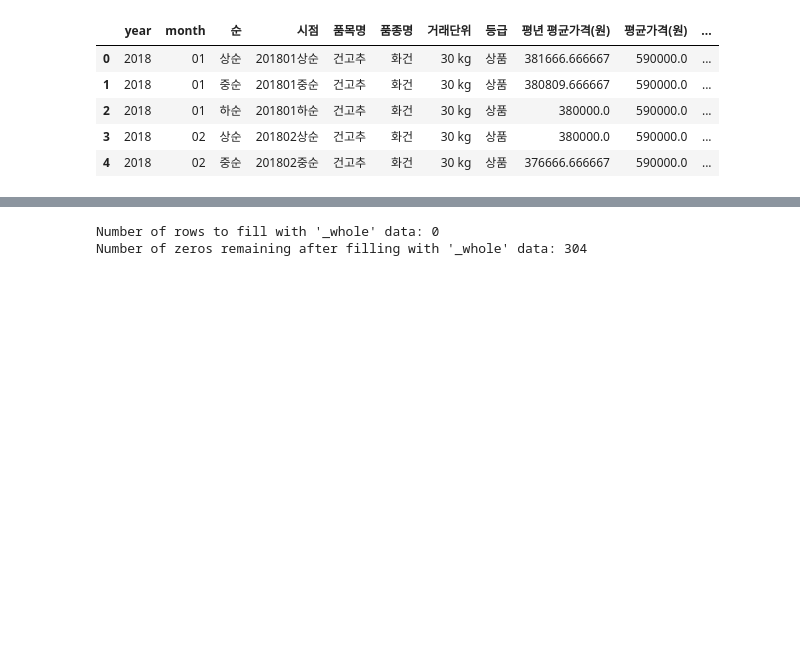
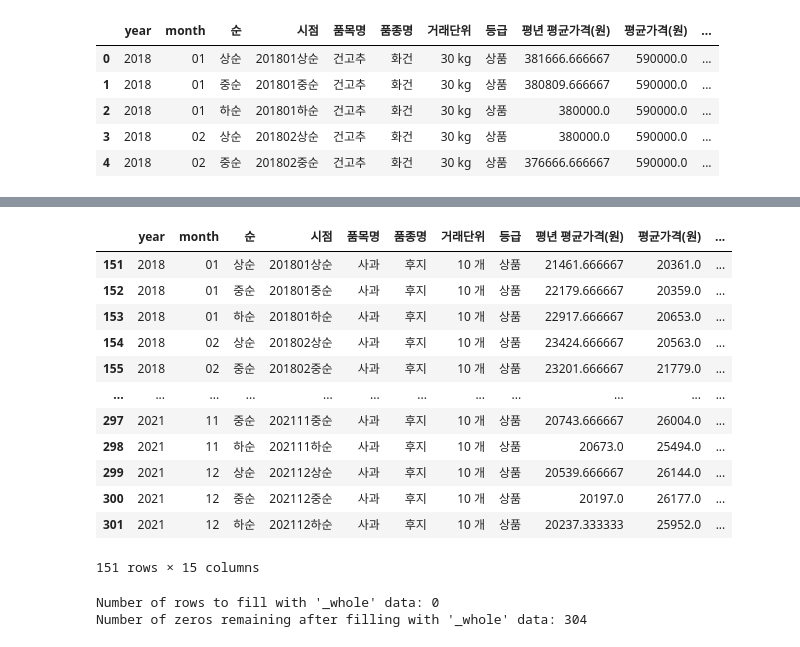
Before and after one commit to gaallmin/Prediction-of-Agricultural-Product-prices, a Jupyter notebook: baseline.ipynb, the cells around one changed output, grey strips where cells are left out. Saved outputs shown, nothing was run; the diff lists cells and outputs as text; code cells hidden in the pictures; blank space fills up the shorter version.

```diff
--- a/baseline.ipynb
+++ b/baseline.ipynb
@@ -1455,9 +1455,3 @@ Number of rows after merging with filtered_whole: 1510
 | 2 | 2018 | 01 | 하순 | 201801하순 | 건고추 | 화건 | 30 kg | 상품 | 380000.0 | 590000.0 | ... |
 | 3 | 2018 | 02 | 상순 | 201802상순 | 건고추 | 화건 | 30 kg | 상품 | 380000.0 | 590000.0 | ... |
 | 4 | 2018 | 02 | 중순 | 201802중순 | 건고추 | 화건 | 30 kg | 상품 | 376666.666667 | 590000.0 | ... |
-# %%
-#거래 단위 filtering
-merged_df['거래단위_num'] = merged_df['거래단위'].str.extract(r'(\d+\.?\d*)').astype(float)
-
-print("Sample of '거래단위' and '거래단위_num':")
-print(merged_df[['거래단위', '거래단위_num']].head())
@@ -1472,3 +1458,72 @@ Sample of '거래단위' and '거래단위_num':
+# %%
+#거래 단위 filtering
+import re
+
+unit_weight_mapping = {
+    '1키로단': 1,
+    '10키로망대': 10,
+    '20키로상자': 20,
+    '1키로': 1,
+    '100g': 0.1
+}
+
+commodity_specific_weights = {
+    '배' : 0.5,
+    '사과': 0.3
+}
+
+def extract_weight(transaction_unit, commodity):
+    if pd.isna(transaction_unit):
+        return np.nan
+
+    # Normalize
+    transaction_unit = transaction_unit.replace(" ", "").lower()
+
+    # Check for exact unit matches in unit_weight_mapping
+    for unit, weight in unit_weight_mapping.items():
+        if unit.lower() in transaction_unit:
+            return float(weight)
+
+    # 개 check
+    count_match = re.search(r'(\d+)\s*개', transaction_unit)
+    if count_match:
+        count = int(count_match.group(1))
+        if commodity in commodity_specific_weights:
+            return count * float(commodity_specific_weights[commodity])
+        else:
+            return np.nan
+
+    #kg,g
+    weight_match = re.search(r'(\d+\.?\d*)\s*(kg|g)', transaction_unit, re.IGNORECASE)
+    if weight_match:
+        weight = float(weight_match.group(1))
+        unit = weight_match.group(2).lower()
+        if unit == 'kg':
+            return weight
+        elif unit == 'g':
+            return weight / 1000
+    return np.nan
+
+merged_df['거래단위_num'] = merged_df.apply(
+    lambda row: extract_weight(row['거래단위'], row['품목명']),
+    axis=1
+)
+
+merged_df[merged_df['품목명']=='사과']
+# %% [output]
+|  | year | month | 순 | 시점 | 품목명 | 품종명 | 거래단위 | 등급 | 평년 평균가격(원) | 평균가격(원) | ... |
+| 151 | 2018 | 01 | 상순 | 201801상순 | 사과 | 후지 | 10 개 | 상품 | 21461.666667 | 20361.0 | ... |
+| 152 | 2018 | 01 | 중순 | 201801중순 | 사과 | 후지 | 10 개 | 상품 | 22179.666667 | 20359.0 | ... |
+| 153 | 2018 | 01 | 하순 | 201801하순 | 사과 | 후지 | 10 개 | 상품 | 22917.666667 | 20653.0 | ... |
+| 154 | 2018 | 02 | 상순 | 201802상순 | 사과 | 후지 | 10 개 | 상품 | 23424.666667 | 20563.0 | ... |
+| 155 | 2018 | 02 | 중순 | 201802중순 | 사과 | 후지 | 10 개 | 상품 | 23201.666667 | 21779.0 | ... |
+| ... | ... | ... | ... | ... | ... | ... | ... | ... | ... | ... | ... |
+| 297 | 2021 | 11 | 중순 | 202111중순 | 사과 | 후지 | 10 개 | 상품 | 20743.666667 | 26004.0 | ... |
+| 298 | 2021 | 11 | 하순 | 202111하순 | 사과 | 후지 | 10 개 | 상품 | 20673.0 | 25494.0 | ... |
+| 299 | 2021 | 12 | 상순 | 202112상순 | 사과 | 후지 | 10 개 | 상품 | 20539.666667 | 26144.0 | ... |
+| 300 | 2021 | 12 | 중순 | 202112중순 | 사과 | 후지 | 10 개 | 상품 | 20197.0 | 26177.0 | ... |
+| 301 | 2021 | 12 | 하순 | 202112하순 | 사과 | 후지 | 10 개 | 상품 | 20237.333333 | 25952.0 | ... |
+151 rows × 15 columns
 # %%
 # 전체 공판장 값으로 씌우기
 mask_zero = (merged_df['평년 평균가격(원)'] == 0)
```
Also changed, not shown: parts of 6 cells of this notebook, 3 other files.
